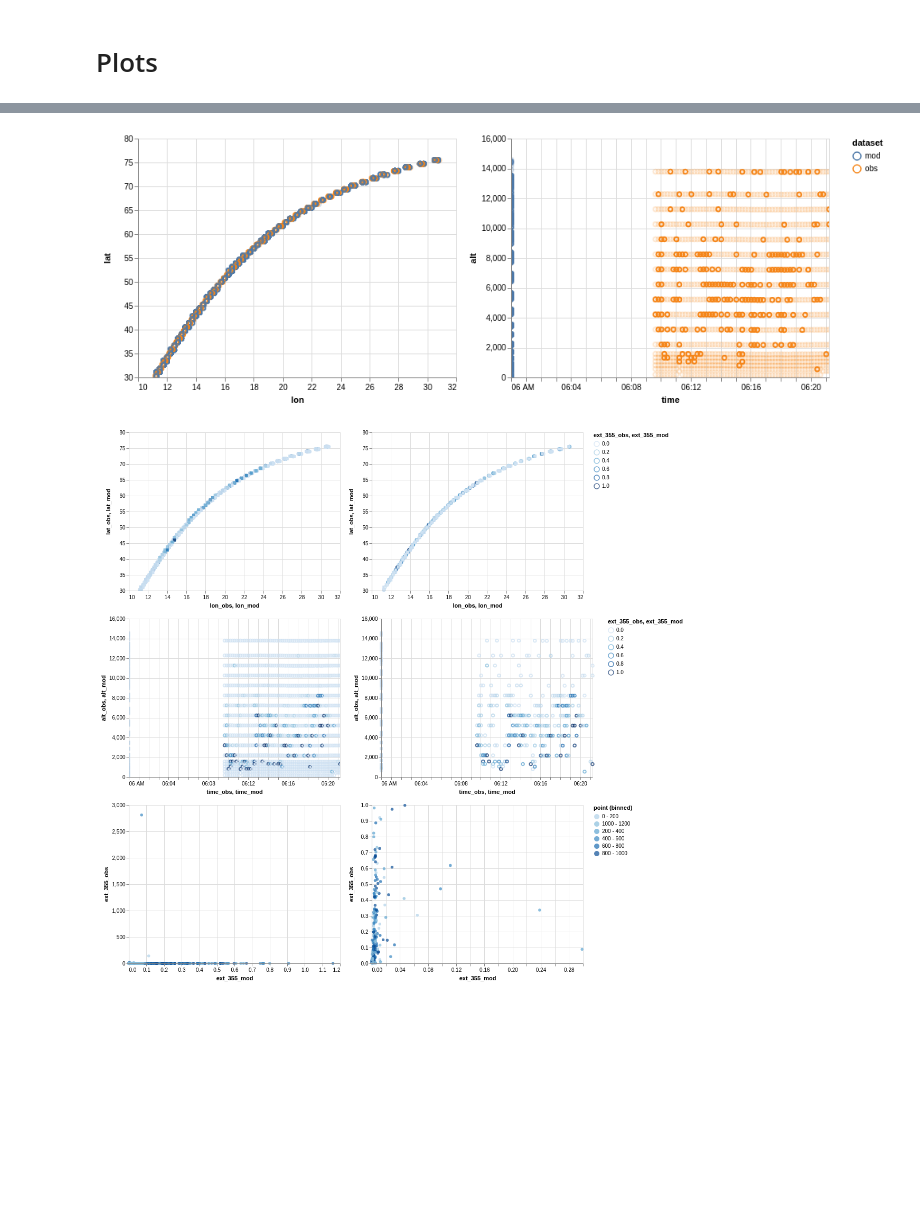
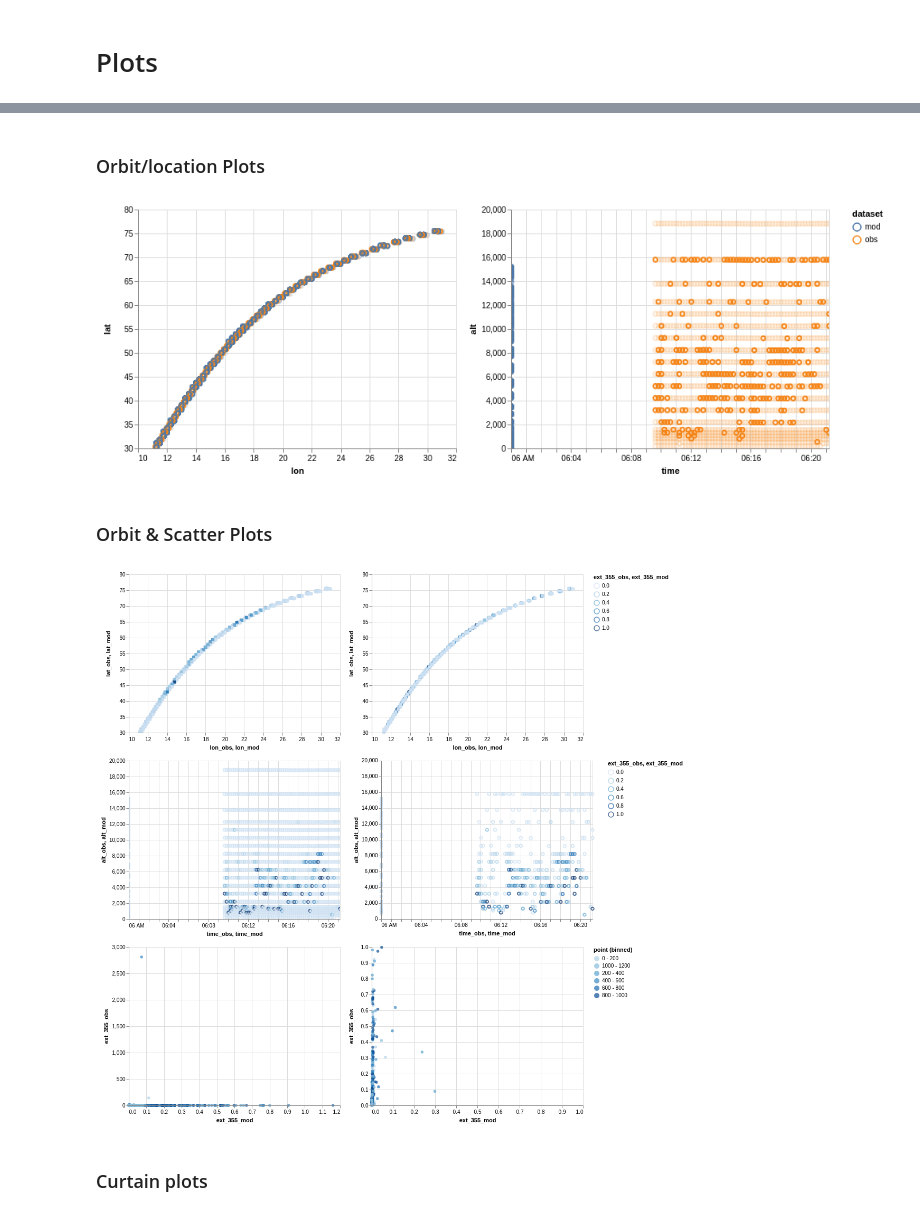
Before and after one commit to avaldebe/pynb, a Jupyter notebook: ADM/CAST.ipynb, the cells around one changed output, grey strips where cells are left out. Drawn from its saved outputs; the diff is of its cells as text; code cells hidden in the pictures; blank space fills up the shorter version.

```diff
--- a/ADM/CAST.ipynb
+++ b/ADM/CAST.ipynb
@@ -297,23 +264,27 @@ df.reset_index().to_json('cast_wide.json', orient="records")
+# %% [markdown]
+### Orbit/location Plots
 # %%
 base = alt.Chart('cast_tall.json').encode(
     color='dataset:N',
-    opacity=alt.condition((alt.datum.ext_355 <= 1) & (alt.datum.ext_355 > 0),  alt.value(1), alt.value(0.2)),
+    opacity=alt.condition((alt.datum.ext_355 <= 2) & (alt.datum.ext_355 > 0),  alt.value(1), alt.value(0.2)),
     tooltip=['point:O', 'time:T', 'lon:Q', 'lat:Q', 'alt:Q', 'ext_355:Q']
 )
 
 lonlat = base.mark_point().encode(
     alt.X('lon:Q', scale=alt.Scale(zero=False)),
     alt.Y('lat:Q', scale=alt.Scale(zero=False)),
 ).interactive()
 
 timealt = base.mark_point().encode(
     x='time:T',
     y='alt:Q',
 ).interactive()
 
 lonlat | timealt
 # %% [output]
-[figure, old version]
+[figure, new version]
+# %% [markdown]
+### Orbit & Scatter Plots
 # %%
 brush = alt.selection(type='interval', resolve='global')
 
@@ -348,13 +319,12 @@ lonlat_clean = lonlat_obs.transform_filter(
 )
 
 timealt_obs = obs.mark_point().encode(
-    x='time_obs:T',
-    y='alt_obs:Q',
+    alt.X('time_obs:T'),
+    alt.Y('alt_obs:Q', scale=alt.Scale(domain=[0,20e3])),
 )
 timealt_mod = mod.mark_square().encode(
-    x='time_mod:T',
-    y='alt_mod:Q',
-    tooltip=['point:O', 'time_obs:T', 'alt_mod:Q',]
+    alt.X('time_mod:T'),
+    alt.Y('alt_mod:Q', scale=alt.Scale(domain=[0,20e3])),
 )
 timealt = timealt_obs + timealt_mod.interactive()
 timealt_clean = timealt_obs.transform_filter(
@@ -373,13 +343,18 @@ scatter = base.mark_circle().encode(
     brush
 )
 
-scatter_clean = scatter.transform_filter(
+scatter_clean = scatter.encode(
+    alt.Y('ext_355_obs:Q', scale=alt.Scale(domain=[0,1])),
+    alt.X('ext_355_mod:Q', scale=alt.Scale(domain=[0,1])),
+).transform_filter(
     (alt.datum.ext_355_obs <= 1) & (alt.datum.ext_355_obs > 0)
 )
 
 ( lonlat | lonlat_clean ) & (timealt | timealt_clean) & ( scatter | scatter_clean)
 # %% [output]
-[figure, old version]
+[figure, new version]
+# %% [markdown]
+### Curtain plots
 # %%
 curtain_obs = base.mark_square().encode(
     alt.X('time_obs:T'),
```
Also changed, not shown: parts of 17 cells of this notebook.
